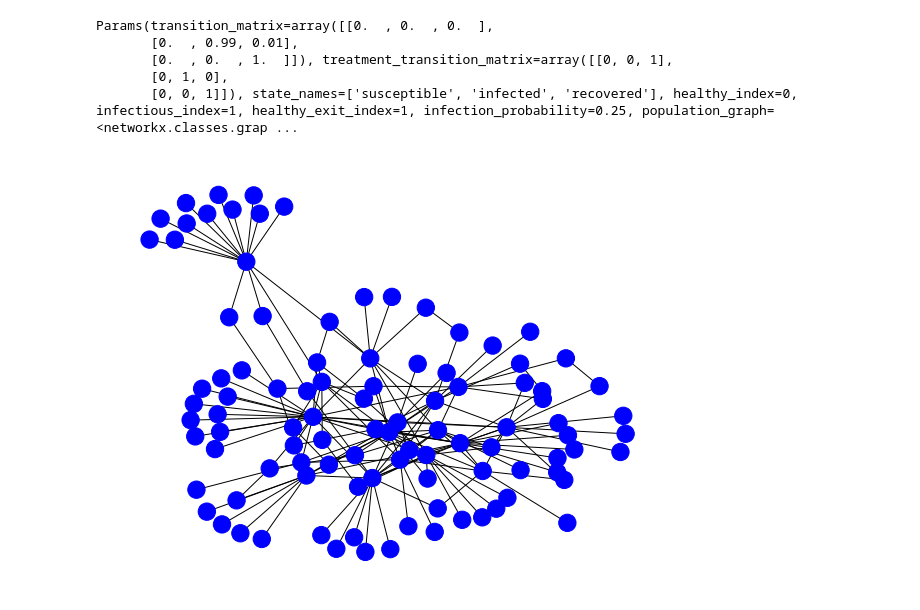
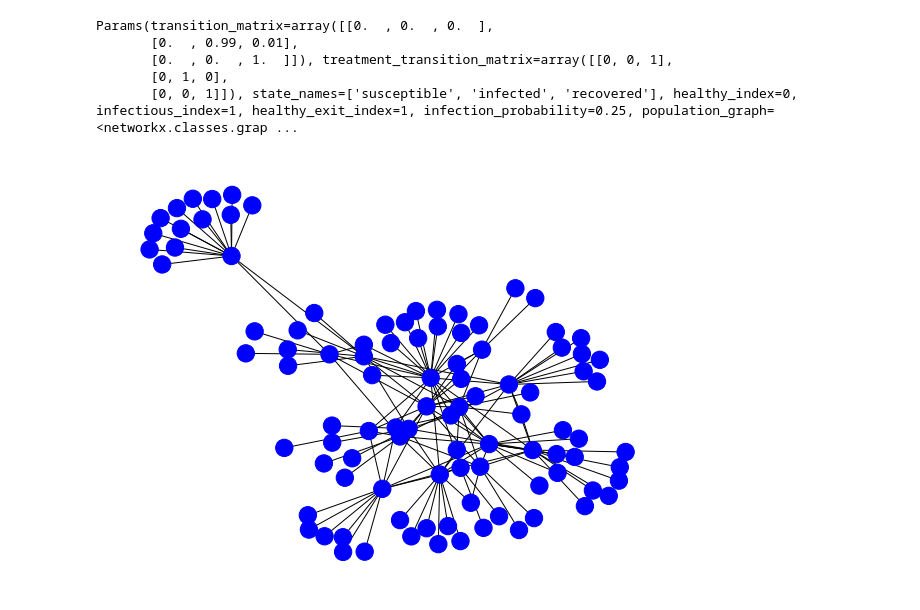
Before and after one commit to EvanLavender13/cst680-project, a Jupyter notebook: exp_scalefree.ipynb, the cells around one changed output. Cells and saved outputs as stored; diff of their text form; code cells hidden in the pictures.

```diff
--- a/exp_scalefree.ipynb
+++ b/exp_scalefree.ipynb
@@ -11,10 +11,11 @@ if module_path not in sys.path:
 from environments import infectious_disease as id
 from experiments import infectious_disease as ide
 from agents import infectious_disease_agents as ida
+import util
 
 import networkx as nx
 import numpy as np
 import matplotlib.pyplot as plt
-plt.style.use(["science", "notebook"])
+plt.style.use(["science", "grid", "notebook"])
 # plt.style.use("default")
 # %% [output]
@@ -24,35 +25,35 @@ The autoreload extension is already loaded. To reload it, use:
 SEED = 13
 
 np.random.seed(SEED)
 
 TAU   = 0.25
 RHO   = 0.01
 ide.GRAPHS["scale"] = nx.generators.random_internet_as_graph(100, seed=SEED)
 # ide.GRAPHS["scale"] = nx.Graph(nx.generators.scale_free_graph(100, seed=SEED).to_undirected())
 G = ide.GRAPHS["scale"]
 # G.remove_edges_from(nx.selfloop_edges(G))
-for _ in range(10):
-    u = np.random.choice(range(50))
-    v = np.random.choice(range(50, 99))
-    G.add_edge(u, v)
+# for _ in range(10):
+#     u = np.random.choice(range(50))
+#     v = np.random.choice(range(50, 99))
+#     G.add_edge(u, v)
 
 EXP = ide.Experiment()
 EXP.graph_name = "scale"
 EXP.infection_probability     = TAU
 EXP.infected_exit_probability = RHO
 EXP.num_treatments = 1
 EXP.burn_in = 0
 EXP.agent_constructor = ide.NullAgent
 EXP.scenario_builder()
 print(EXP.env.initial_params)
 
 positions = nx.spring_layout(EXP.env.initial_params.population_graph, seed=SEED)
 color_map = ["blue", "red", "purple"]
 EXP.env.render(color_map, pos=positions)
 # %% [output]
 Params(transition_matrix=array([[0.  , 0.  , 0.  ],
        [0.  , 0.99, 0.01],
        [0.  , 0.  , 1.  ]]), treatment_transition_matrix=array([[0, 0, 1],
        [0, 1, 0],
        [0, 0, 1]]), state_names=['susceptible', 'infected', 'recovered'], healthy_index=0, infectious_index=1, healthy_exit_index=1, infection_probability=0.25, population_graph=<networkx.classes.grap ...
-[figure, old version]
+[figure, new version]
```
Also changed, not shown: parts of 10 cells of this notebook, 13 other files.
